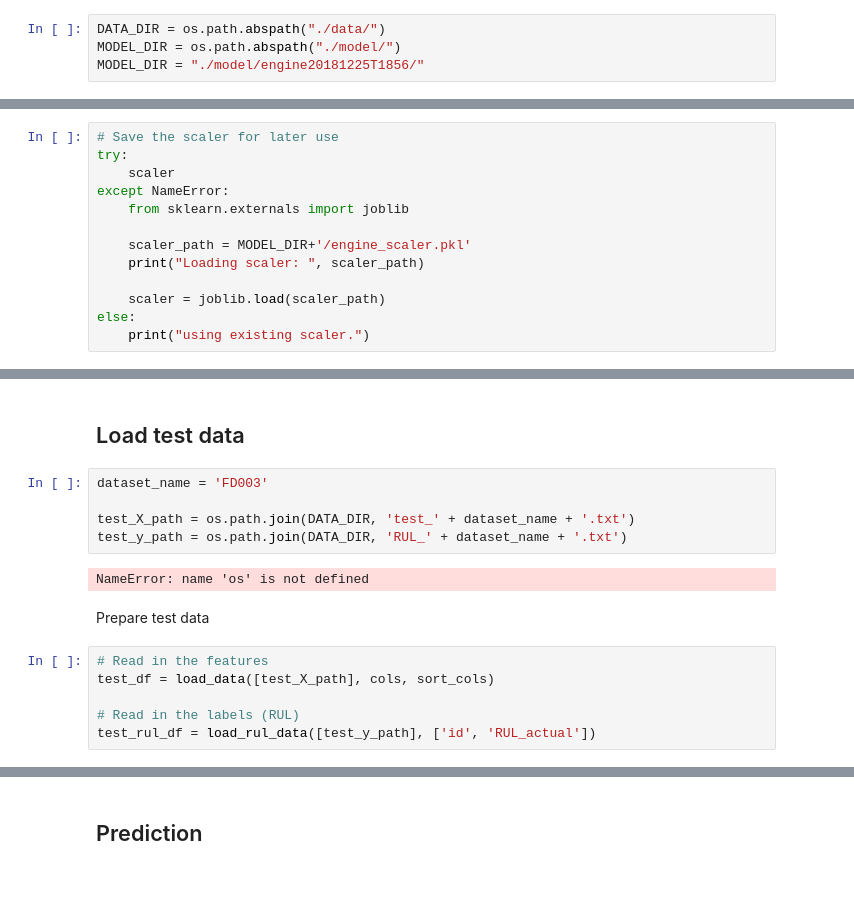
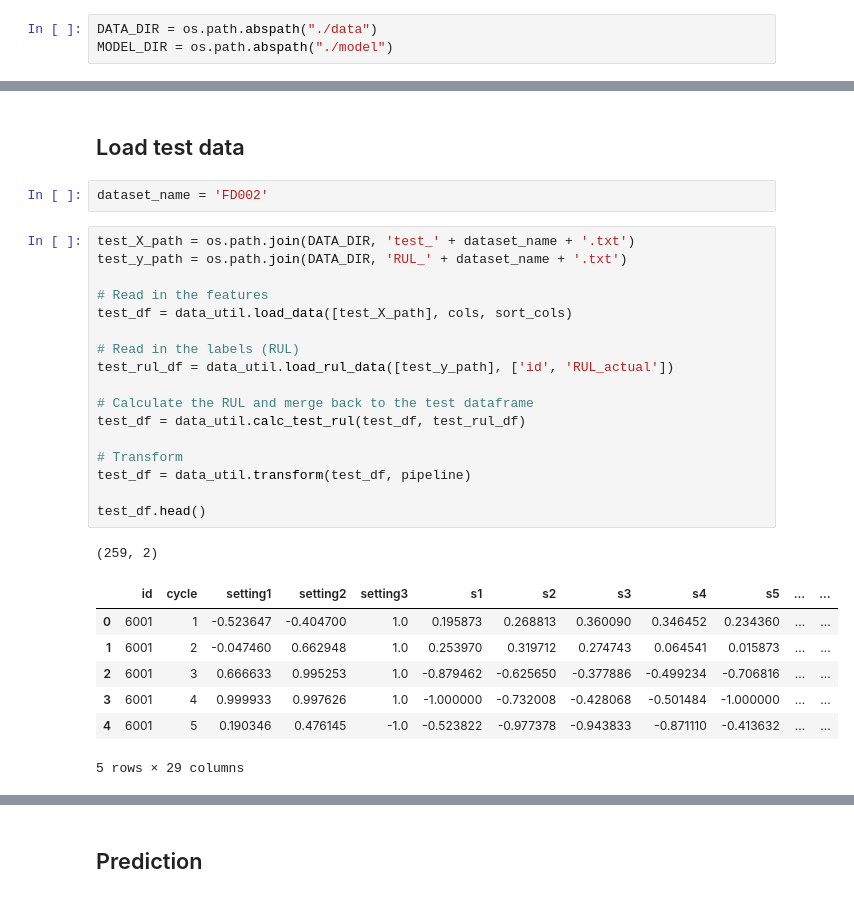
Before and after one commit to sabderra/predictive-maintenance-lstm, a Jupyter notebook: model_prediction.ipynb, the cells around one changed output, grey strips where cells are left out. Saved outputs shown, nothing was run; the diff lists cells and outputs as text.

```diff
--- a/model_prediction.ipynb
+++ b/model_prediction.ipynb
@@ -28,4 +26,3 @@ from util import LRDecay
 # %%
-DATA_DIR = os.path.abspath("./data/")
-MODEL_DIR = os.path.abspath("./model/")
-MODEL_DIR = "./model/engine20181225T1856/"
+DATA_DIR = os.path.abspath("./data")
+MODEL_DIR = os.path.abspath("./model")
@@ -224,13 +121,0 @@ _________________________________________________________________
-# %%
-# Save the scaler for later use
-try:
-    scaler
-except NameError:
-    from sklearn.externals import joblib
-
-    scaler_path = MODEL_DIR+'/engine_scaler.pkl'
-    print("Loading scaler: ", scaler_path)
-
-    scaler = joblib.load(scaler_path)
-else:
-    print("using existing scaler.")
@@ -239,17 +133,30 @@ Loading scaler:  ./model/engine20181225T1856//engine_scaler.pkl
 # %% [markdown]
 ## Load test data
-# %%
-dataset_name = 'FD003'
-
-test_X_path = os.path.join(DATA_DIR, 'test_' + dataset_name + '.txt')
-test_y_path = os.path.join(DATA_DIR, 'RUL_' + dataset_name + '.txt')
-# %% [output]
-NameError: name 'os' is not defined
-# %% [markdown]
-Prepare test data
+# %%
+dataset_name = 'FD002'
 # %%
+test_X_path = os.path.join(DATA_DIR, 'test_' + dataset_name + '.txt')
+test_y_path = os.path.join(DATA_DIR, 'RUL_' + dataset_name + '.txt')
+
 # Read in the features
-test_df = load_data([test_X_path], cols, sort_cols)
+test_df = data_util.load_data([test_X_path], cols, sort_cols)
 
 # Read in the labels (RUL)
-test_rul_df = load_rul_data([test_y_path], ['id', 'RUL_actual'])
+test_rul_df = data_util.load_rul_data([test_y_path], ['id', 'RUL_actual'])
+
+# Calculate the RUL and merge back to the test dataframe
+test_df = data_util.calc_test_rul(test_df, test_rul_df)
+
+# Transform
+test_df = data_util.transform(test_df, pipeline)
+
+test_df.head()
+# %% [output]
+(259, 2)
+|  | id | cycle | setting1 | setting2 | setting3 | s1 | s2 | s3 | s4 | s5 | ... | ... |
+| 0 | 6001 | 1 | -0.523647 | -0.404700 | 1.0 | 0.195873 | 0.268813 | 0.360090 | 0.346452 | 0.234360 | ... | ... |
+| 1 | 6001 | 2 | -0.047460 | 0.662948 | 1.0 | 0.253970 | 0.319712 | 0.274743 | 0.064541 | 0.015873 | ... | ... |
+| 2 | 6001 | 3 | 0.666633 | 0.995253 | 1.0 | -0.879462 | -0.625650 | -0.377886 | -0.499234 | -0.706816 | ... | ... |
+| 3 | 6001 | 4 | 0.999933 | 0.997626 | 1.0 | -1.000000 | -0.732008 | -0.428068 | -0.501484 | -1.000000 | ... | ... |
+| 4 | 6001 | 5 | 0.190346 | 0.476145 | -1.0 | -0.523822 | -0.977378 | -0.943833 | -0.871110 | -0.413632 | ... | ... |
+5 rows × 29 columns
```
Also changed, not shown: parts of 42 cells of this notebook, 1 other file.
